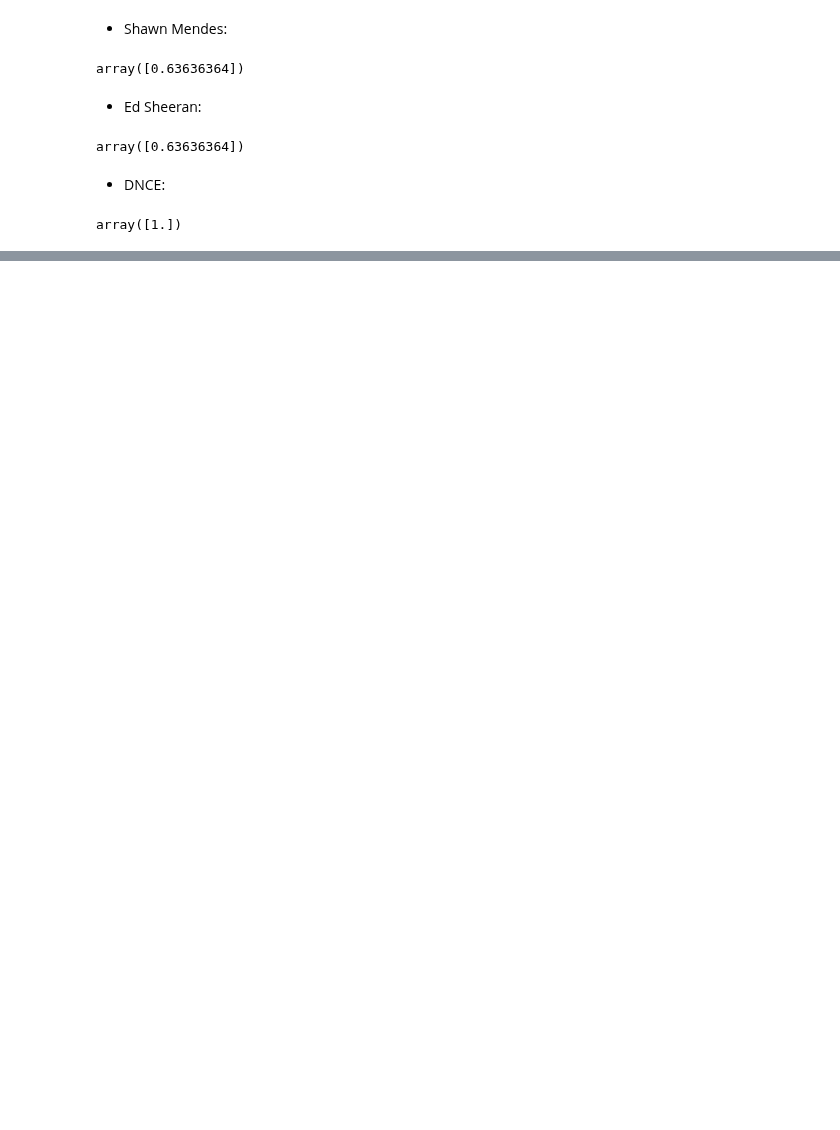
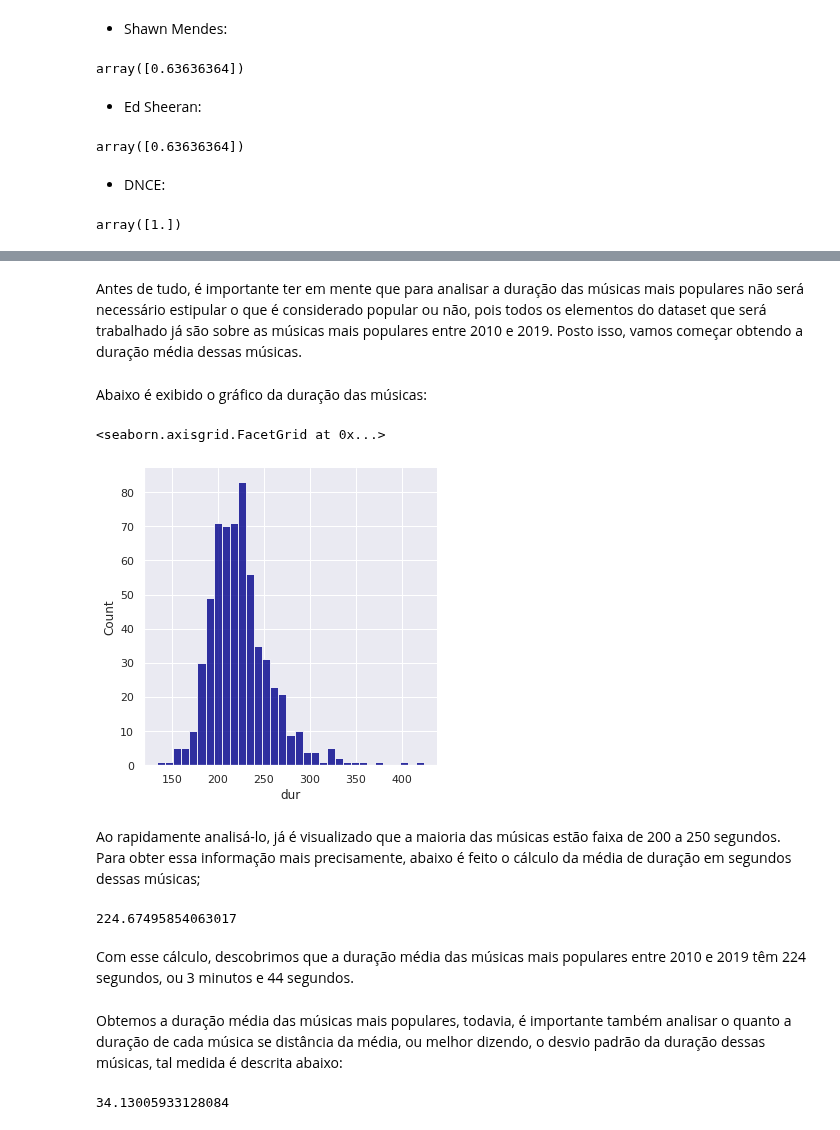
Before and after one commit to viniciusolzon/Music_Analysis, a Jupyter notebook: final_project.ipynb, the cells around one changed output, grey strips where cells are left out. Cells and saved outputs as stored; diff of their text form; code cells hidden in the pictures; blank space fills up the shorter version.

```diff
--- a/final_project.ipynb
+++ b/final_project.ipynb
@@ -508,0 +523,23 @@ array([1.])
+# %% [markdown]
+Antes de tudo, é importante ter em mente que para analisar a duração das músicas mais populares não será necessário estipular o que é considerado popular ou não, pois todos os elementos do dataset que será trabalhado já são sobre as músicas mais populares entre 2010 e 2019. Posto isso, vamos começar obtendo a duração média dessas músicas.
+# %% [markdown]
+Abaixo é exibido o gráfico da duração das músicas:
+# %%
+sns.displot(x = "dur", data = first_df, alpha = 0.8, color = "darkblue")
+# %% [output]
+<seaborn.axisgrid.FacetGrid at 0x...>
+[figure, added]
+# %% [markdown]
+Ao rapidamente analisá-lo, já é visualizado que a maioria das músicas estão faixa de 200 a 250 segundos. Para obter essa informação mais precisamente, abaixo é feito o cálculo da média de duração em segundos dessas músicas;
+# %%
+first_df["dur"].mean()
+# %% [output]
+224.67495854063017
+# %% [markdown]
+Com esse cálculo, descobrimos que a duração média das músicas mais populares entre 2010 e 2019 têm 224 segundos, ou 3 minutos e 44 segundos.
+# %% [markdown]
+Obtemos a duração média das músicas mais populares, todavia, é importante também analisar o quanto a duração de cada música se distância da média, ou melhor dizendo, o desvio padrão da duração dessas músicas, tal medida é descrita abaixo:
+# %%
+first_df["dur"].std()
+# %% [output]
+34.13005933128084
```
Also changed, not shown: parts of 11 cells of this notebook.
